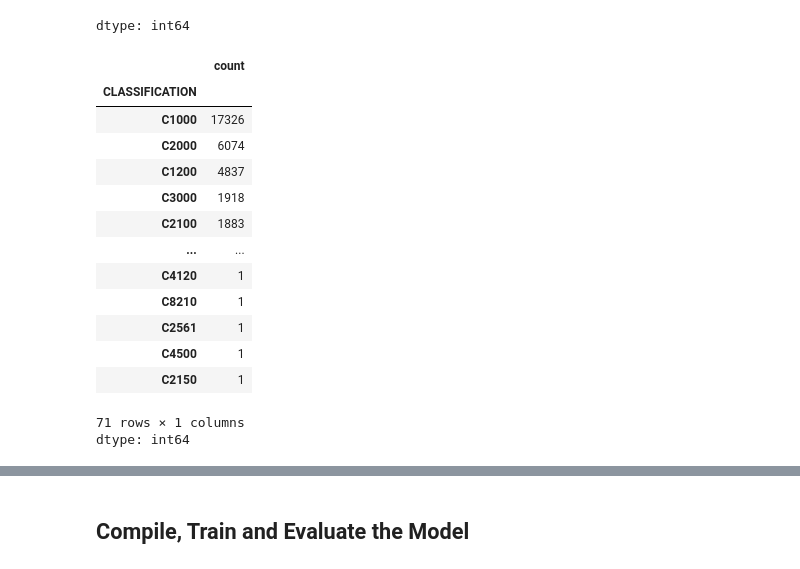
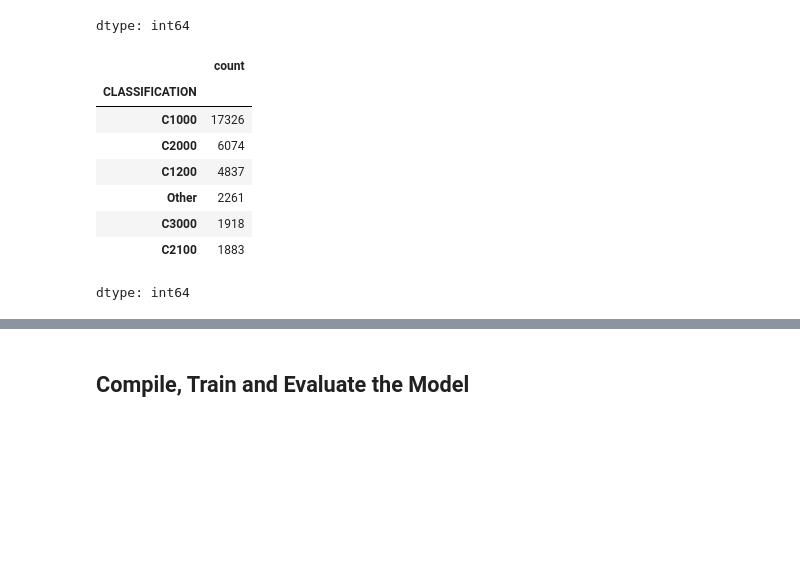
Before and after one commit to Ariaaali/deep-learning-challenge, a Jupyter notebook: Starter_Code.ipynb, the cells around one changed output, grey strips where cells are left out. Drawn from its saved outputs; the diff is of its cells as text; code cells hidden in the pictures; blank space fills up the shorter version.

```diff
--- a/AlphabetSoupCharity_FirstModel.ipynb.ipynb
+++ b/Starter_Code.ipynb
@@ -93,7 +88,7 @@ type_counts = application_df_clean['APPLICATION_TYPE'].value_counts()
 application_types_to_replace = type_counts[type_counts < 500].index
 # Replace in dataframe
 for app in application_types_to_replace:
-    application_df['APPLICATION_TYPE'] = application_df_clean['APPLICATION_TYPE'].replace(app,"Other")
+    application_df_clean['APPLICATION_TYPE'] = application_df_clean['APPLICATION_TYPE'].replace(app,"Other")
 
 # Check to make sure replacement was successful
 application_df_clean['APPLICATION_TYPE'].value_counts()
@@ -150,29 +137,23 @@ dtype: int64
 # %%
 # Choose a cutoff value and create a list of classifications to be replaced
 # use the variable name `classifications_to_replace`
 #  YOUR CODE GOES HERE
 classifications_to_replace = unique_count_classification[unique_count_classification <1000].index
 # Replace in dataframe
 for cls in classifications_to_replace:
-    application_df['CLASSIFICATION'] = application_df['CLASSIFICATION'].replace(cls,"Other")
+    application_df_clean['CLASSIFICATION'] = application_df_clean['CLASSIFICATION'].replace(cls,"Other")
 
 # Check to make sure replacement was successful
 application_df_clean['CLASSIFICATION'].value_counts()
 # %% [output]
 |  | count |
 | CLASSIFICATION |  |
 | C1000 | 17326 |
 | C2000 | 6074 |
 | C1200 | 4837 |
+| Other | 2261 |
 | C3000 | 1918 |
 | C2100 | 1883 |
-| ... | ... |
-| C4120 | 1 |
-| C8210 | 1 |
-| C2561 | 1 |
-| C4500 | 1 |
-| C2150 | 1 |
-71 rows × 1 columns
 dtype: int64
 # %%
 # Convert categorical data to numeric with `pd.get_dummies`
```
Also changed, not shown: parts of 6 cells of this notebook.
